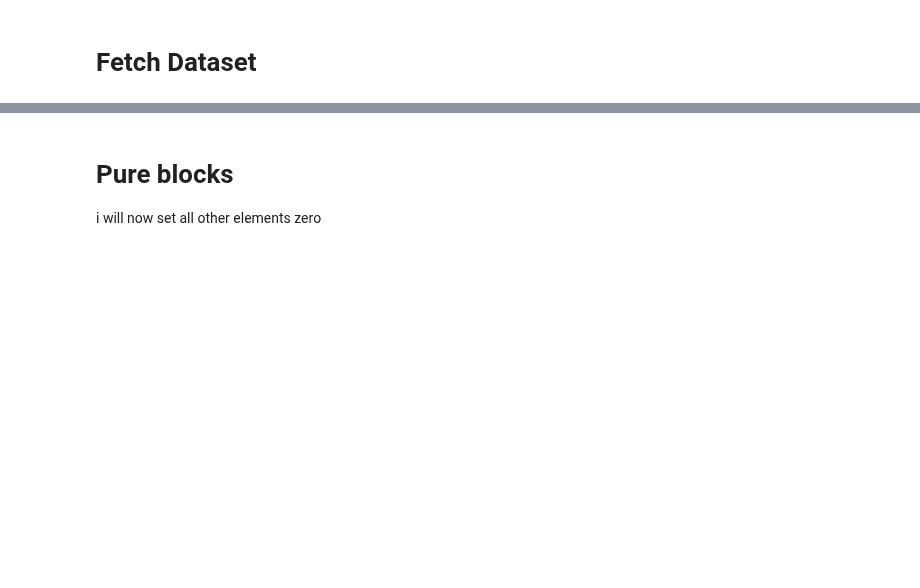
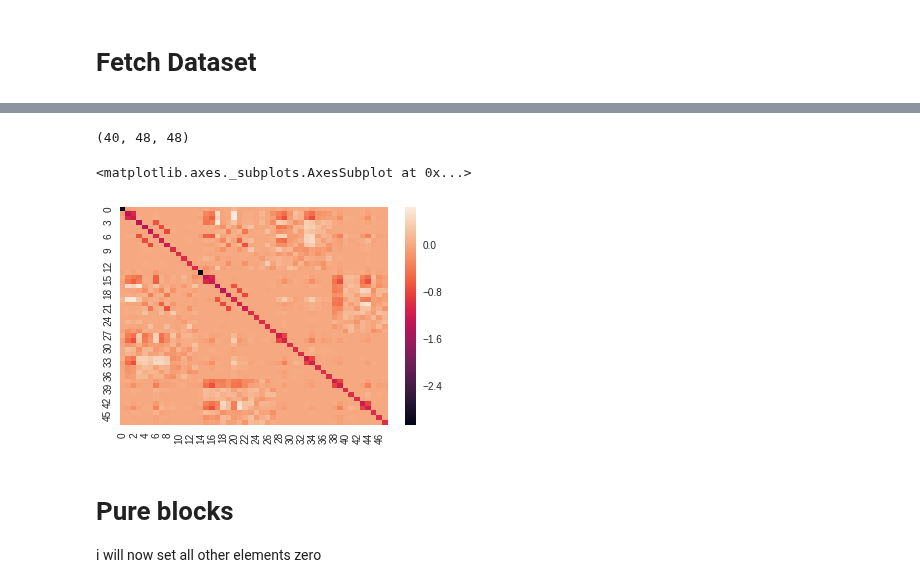
Before and after one commit to jcartus/SCFInitialGuess, a Jupyter notebook: thesis/notebooks/AtomicBlocks/InterpolationFock.ipynb, the cells around one changed output, grey strips where cells are left out. Drawn from its saved outputs; the diff is of its cells as text; code cells hidden in the pictures; blank space fills up the shorter version.

```diff
--- a/thesis/notebooks/AtomicBlocks/InterpolationFock.ipynb
+++ b/thesis/notebooks/AtomicBlocks/InterpolationFock.ipynb
@@ -47,3 +86,22 @@ s_train, f_train, s_test, f_test = split(S.reshape(-1, dim, dim), F.reshape(-1,
+# %%
+def fock_from_density(p_batch):
+    f = []
+    for p, s, h, mol in zip(p_batch, s_test, h_test, molecules[1]):
+        f.append(hf.get_fock(h, s, hf.get_veff(mol.get_pyscf_molecule(), p), p))
+    return np.array(f)
+
+f_test = fock_from_density(p_test)
+# %%
+f_test.shape
+# %% [output]
+(40, 48, 48)
+# %%
+import seaborn as sns
+
+sns.heatmap(-1 *f_test[0].reshape(dim, dim))
+# %% [output]
+<matplotlib.axes._subplots.AxesSubplot at 0x...>
+[figure, added]
 # %% [markdown]
 # Pure blocks
 
```
Also changed, not shown: parts of 13 cells of this notebook, 2 other files.
